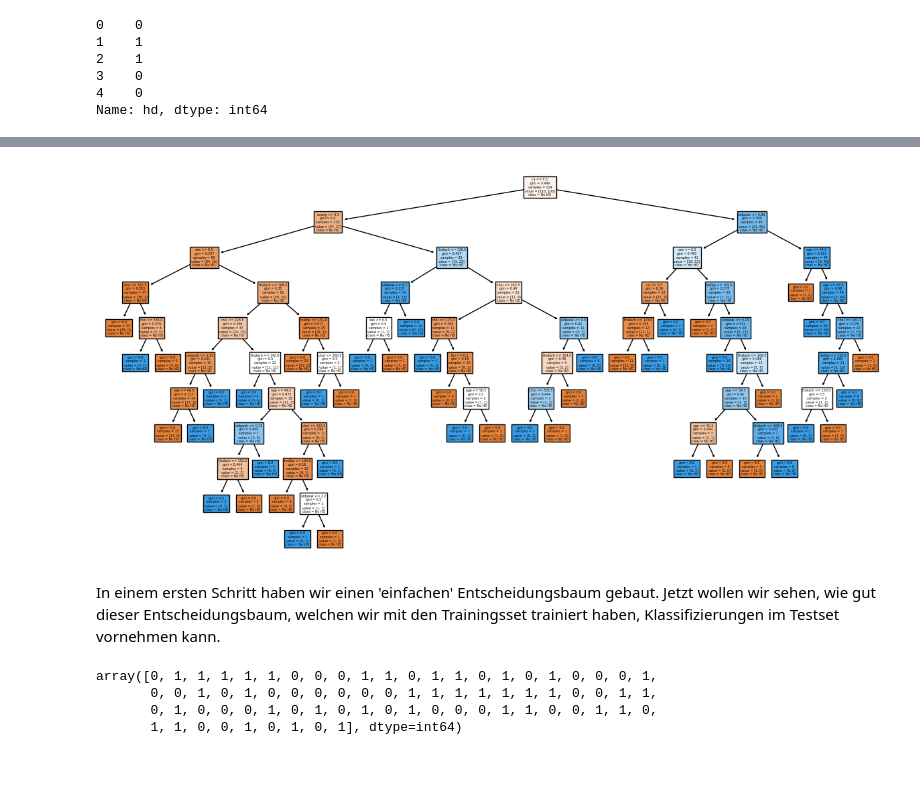
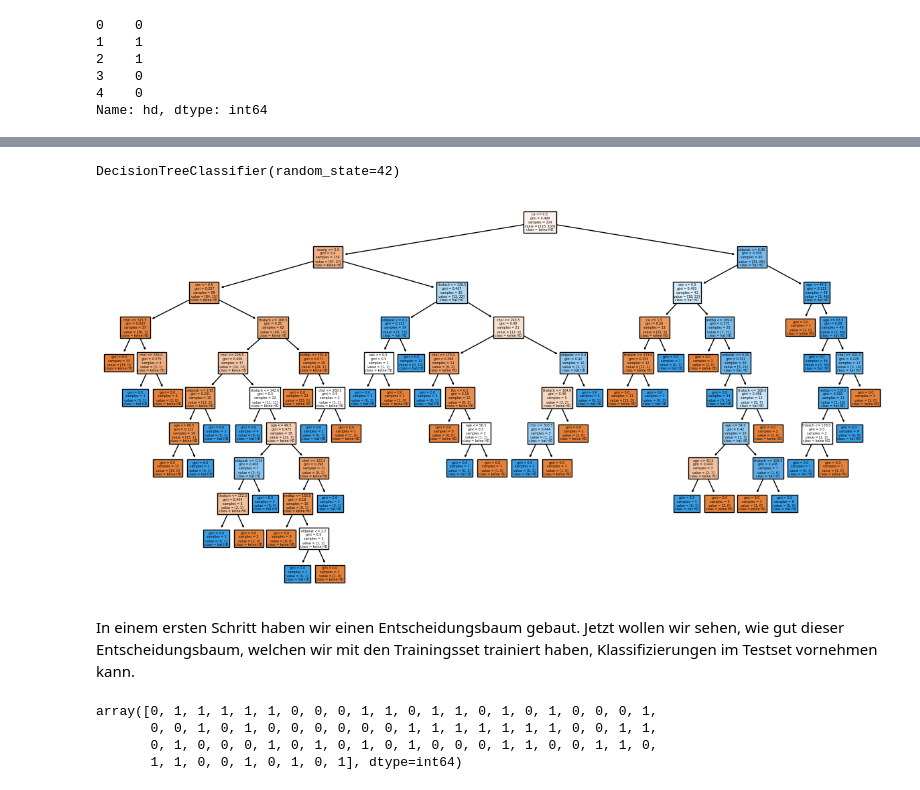
Before and after one commit to alles-grob/dc-jupyter-notebook-g, a Jupyter notebook: small_demo.ipynb, the cells around one changed output, grey strips where cells are left out. Drawn from its saved outputs; the diff is of its cells as text; code cells hidden in the pictures.

```diff
--- a/small_demo.ipynb
+++ b/small_demo.ipynb
@@ -212,7 +213,6 @@ Wir haben gesehen, dass nur 4 Testobjekte in der Spalte 'ca' ein '?' enthalten.
 </div>
 # %%
 # Eigene Lösung:
-df_no_missing = df_start[df_start['ca'] != '?']
 # %%
 # hier prüfen wir, ob wir alle '?' entfernt haben
 df_no_missing['ca'].unique()
@@ -286,29 +288,31 @@ Ein generellese Vorgehen für die Kontruktion ist untenstehend beschrieben:
 # %%
 # DecisionTressClassifier() übernimmt für uns das erstellen eines Entscheidungsbaumes
 clf_dt_e = DecisionTreeClassifier(random_state=42)
-# .fit() weist dem Entscheidungsbaum ein Trainingsset zu
-clf_dt_e = clf_dt_e.fit(X_train, y_train)
+# .fit(X_train, y_train) weist dem Entscheidungsbaum ein Trainingsset (X und y) zu
+clf_dt_e.fit(X_train, y_train)
+# %% [output]
+DecisionTreeClassifier(random_state=42)
 # %%
-# mit den folgenden Zeilen können wir einen Entscheidungsbaum erstellen
-# hier wird die grösse des plots definiert (15 steht für die Breite und 7.5 steht für die Höhe)
+# mit den folgenden Zeilen können wir einen Entscheidungsbaum plotten
+# hier wird die grösse des plotts definiert (15 steht für die Breite und 7.5 steht für die Höhe)
 plt.figure(figsize=(15, 7.5))
 
-# plot_tree() übernimmt das visualisieren eines Entscheidungsbaumes für uns
+# plot_tree(decision_tree, class_names, feature_names) übernimmt das visualisieren eines Entscheidungsbaumes für uns
 # 'decision_tree' steht für den Entscheidungsbaum der visualisiert werden soll
 plot_tree(decision_tree=clf_dt_e,
           # 'filled=True' so werden die Knoten mit Farben gefüllt
           filled=True,
-          # 'class_names=["No HD", "Yes HD"]' wo wir definiert was in jedem Knoten unter 'class' stehen soll
-          class_names=["No HD", "Yes HD"],
-          # 'feature_names=X_encoded.columns' muss mitgegeben werden, dass die Features im Plot korrekt bezeichnet werden
+          # 'class_names=["kein HD", "hat HD"]' Klassen die in jedem Knoten unter 'class' stehen sollen
+          class_names=["keine HD", "hat HD"],
+          # 'feature_names=X.columns' muss mitgegeben werden, dass die Features im Plot korrekt bezeichnet werden
           feature_names=X.columns)
 
 # plt.show() zeigt den Plot auf dem Bildschirm an
 plt.show()
 # %% [output]
-[figure, old version]
+[figure, new version]
 # %% [markdown]
-In einem ersten Schritt haben wir einen 'einfachen' Entscheidungsbaum gebaut. Jetzt wollen wir sehen, wie gut dieser Entscheidungsbaum, welchen wir mit den Trainingsset trainiert haben, Klassifizierungen im Testset vornehmen kann.
+In einem ersten Schritt haben wir einen Entscheidungsbaum gebaut. Jetzt wollen wir sehen, wie gut dieser Entscheidungsbaum, welchen wir mit den Trainingsset trainiert haben, Klassifizierungen im Testset vornehmen kann.
 # %%
 # .predict(Tabellenname) kann für Klassifizierungen gebraucht werden
 # als Input muss dieser Funktion ein Tabellenname mitgegeben werden -> die Tabelle muss die Test-Features enthalten
```
Also changed, not shown: parts of 61 cells of this notebook, 1 other file.
